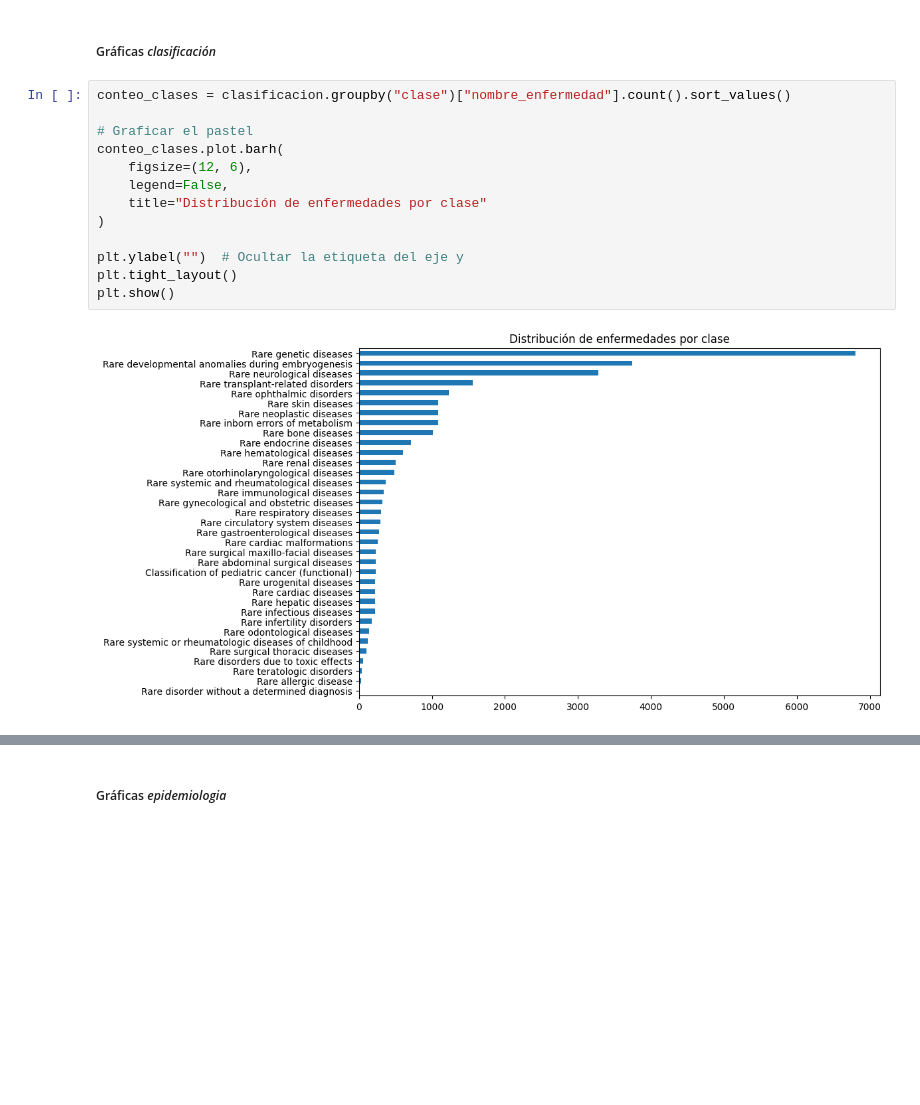
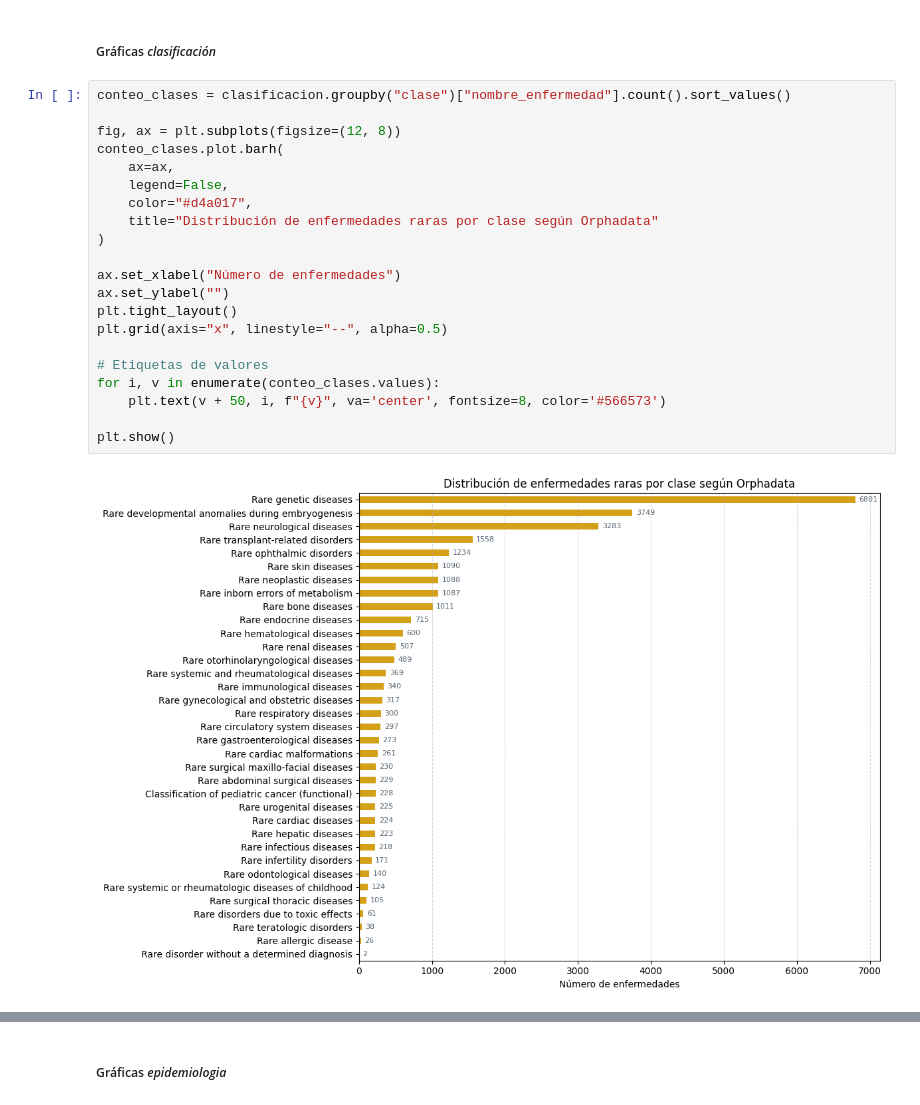
Before and after one commit to Muriburu/ITAcademy, a Jupyter notebook: Sprint 10 - Pràctica final/Code/Tratamiento_datos_Orphadata.ipynb, the cells around one changed output, grey strips where cells are left out. Cells and saved outputs as stored; diff of their text form; blank space fills up the shorter version.

```diff
--- a/Sprint 10 - Pràctica final/Code/Tratamiento_datos_Orphadata.ipynb
+++ b/Sprint 10 - Pràctica final/Code/Tratamiento_datos_Orphadata.ipynb
@@ -1334,15 +1330,23 @@ dtype: int64
 # %%
 conteo_clases = clasificacion.groupby("clase")["nombre_enfermedad"].count().sort_values()
 
-# Graficar el pastel
+fig, ax = plt.subplots(figsize=(12, 8))
 conteo_clases.plot.barh(
-    figsize=(12, 6),
+    ax=ax,
     legend=False,
-    title="Distribución de enfermedades por clase"
+    color="#d4a017",
+    title="Distribución de enfermedades raras por clase según Orphadata"
 )
 
-plt.ylabel("")  # Ocultar la etiqueta del eje y
+ax.set_xlabel("Número de enfermedades")
+ax.set_ylabel("")
 plt.tight_layout()
+plt.grid(axis="x", linestyle="--", alpha=0.5)
+
+# Etiquetas de valores
+for i, v in enumerate(conteo_clases.values):
+    plt.text(v + 50, i, f"{v}", va='center', fontsize=8, color='#566573')
+
 plt.show()
 # %% [output]
-[figure, old version]
+[figure, new version]
```
Also changed, not shown: parts of 17 cells of this notebook, 14 other files.
